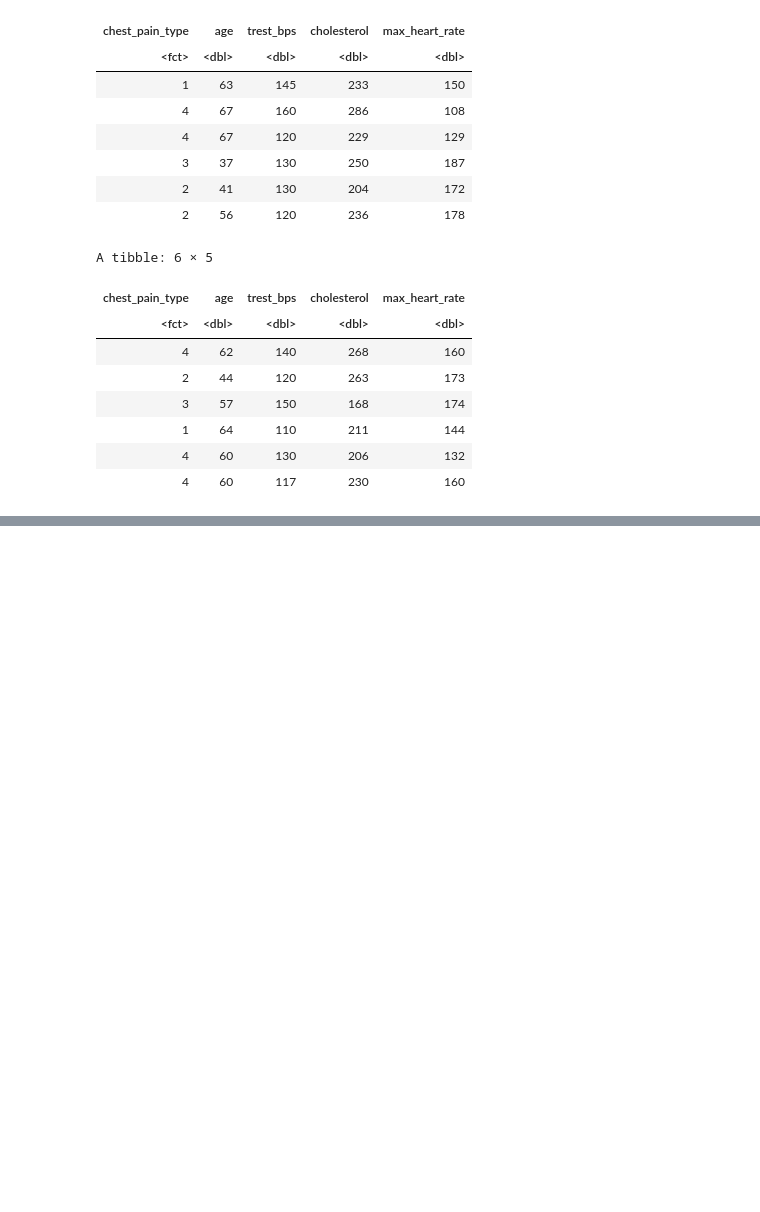
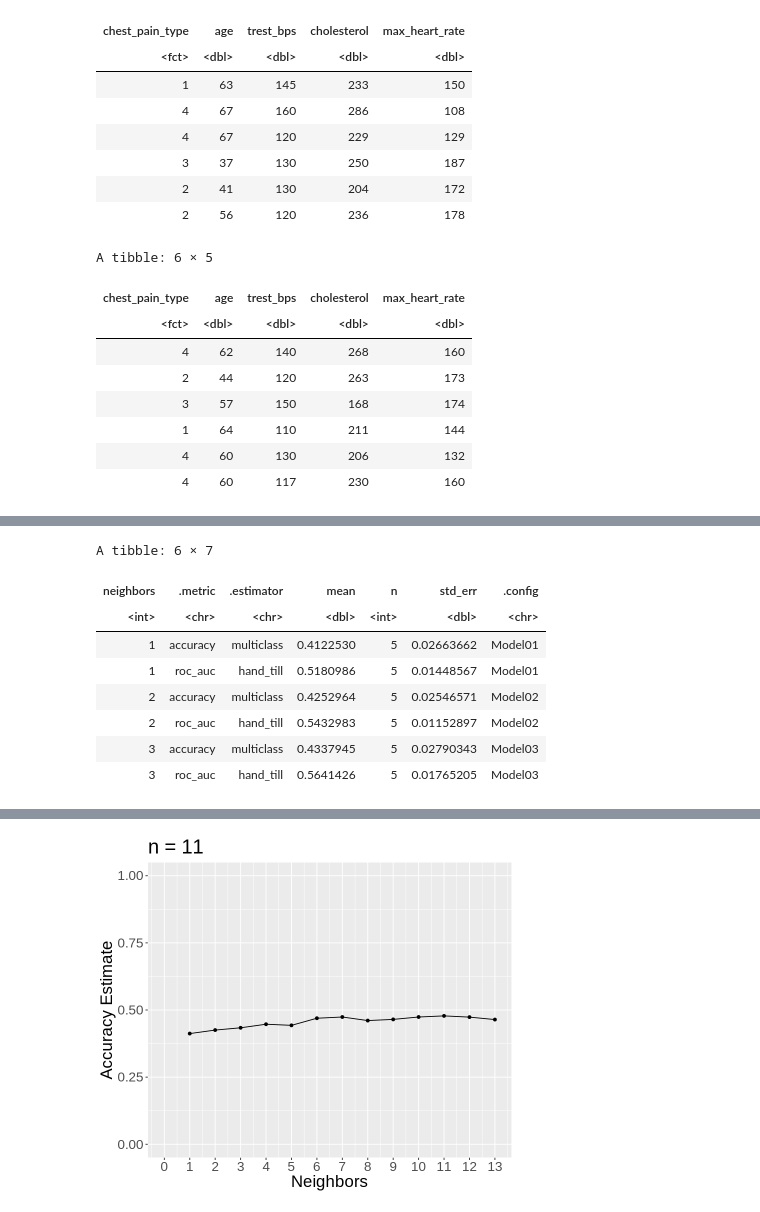
Before and after one commit to Tracywxr/Chest-Pain-Types-Prediction, a Jupyter notebook: Classification Analysis.ipynb, the cells around one changed output, grey strips where cells are left out. Cells and saved outputs as stored; diff of their text form; code cells hidden in the pictures; blank space fills up the shorter version.

```diff
--- a/Classification Analysis.ipynb
+++ b/Classification Analysis.ipynb
@@ -263,0 +317,42 @@ ERROR: Error: All of the models failed. See the .notes column.
+# %%
+# recipe and standardization
+cp_recipe <- recipe(chest_pain_type~trest_bps+max_heart_rate, data = chest_pain_data_train) %>%
+# cp_recipe <- recipe(chest_pain_type~age+trest_bps+cholesterol+max_heart_rate, data = chest_pain_data_train) %>%
+#    step_upsample(chest_pain_type, over_ratio = 1) %>%         # fix imbalances
+    step_scale(all_predictors()) %>%
+    step_center(all_predictors())
+
+# workflow
+knn_result <- workflow() %>%
+    add_recipe(cp_recipe) %>%
+    add_model(knn_tune) %>%
+    tune_grid(resamples = vfold, grid = 50) %>%
+    collect_metrics()
+slice (knn_result, 1:6)
+
+# accuracy
+accuracies <- knn_result %>%
+    filter(.metric == "accuracy")
+
+options(repr.plot.width = 7, repr.plot.height = 6)
+# accuracy plot
+cross_val_plot <- accuracies %>%
+    ggplot(aes(x=neighbors, y=mean)) +
+    geom_point()+
+    geom_line() +
+    labs(x="Neighbors", y="Accuracy Estimate") +
+    ggtitle("n = 11") +
+    theme(text = element_text(size = 20)) +
+    scale_x_continuous(limits = c(0, 13), breaks = seq(0, 13, by = 1)) +  # adjusting the x-axis
+    scale_y_continuous(limits = c(0, 1)) # adjusting the y-axis
+cross_val_plot
+# %% [output]
+A tibble: 6 × 7
+| neighbors | .metric | .estimator | mean | n | std_err | .config |
+| <int> | <chr> | <chr> | <dbl> | <int> | <dbl> | <chr> |
+| 1 | accuracy | multiclass | 0.4122530 | 5 | 0.02663662 | Model01 |
+| 1 | roc_auc | hand_till | 0.5180986 | 5 | 0.01448567 | Model01 |
+| 2 | accuracy | multiclass | 0.4252964 | 5 | 0.02546571 | Model02 |
+| 2 | roc_auc | hand_till | 0.5432983 | 5 | 0.01152897 | Model02 |
+| 3 | accuracy | multiclass | 0.4337945 | 5 | 0.02790343 | Model03 |
+| 3 | roc_auc | hand_till | 0.5641426 | 5 | 0.01765205 | Model03 |
@@ -264,3 +363,4 @@ ERROR: Error: All of the models failed. See the .notes column.
+[figure, added]
 # %%
 # build model with k=11
 knn_spec <- nearest_neighbor(weight_func = "rectangular", neighbors = 11) %>%
```
Also changed, not shown: parts of 6 cells of this notebook.
